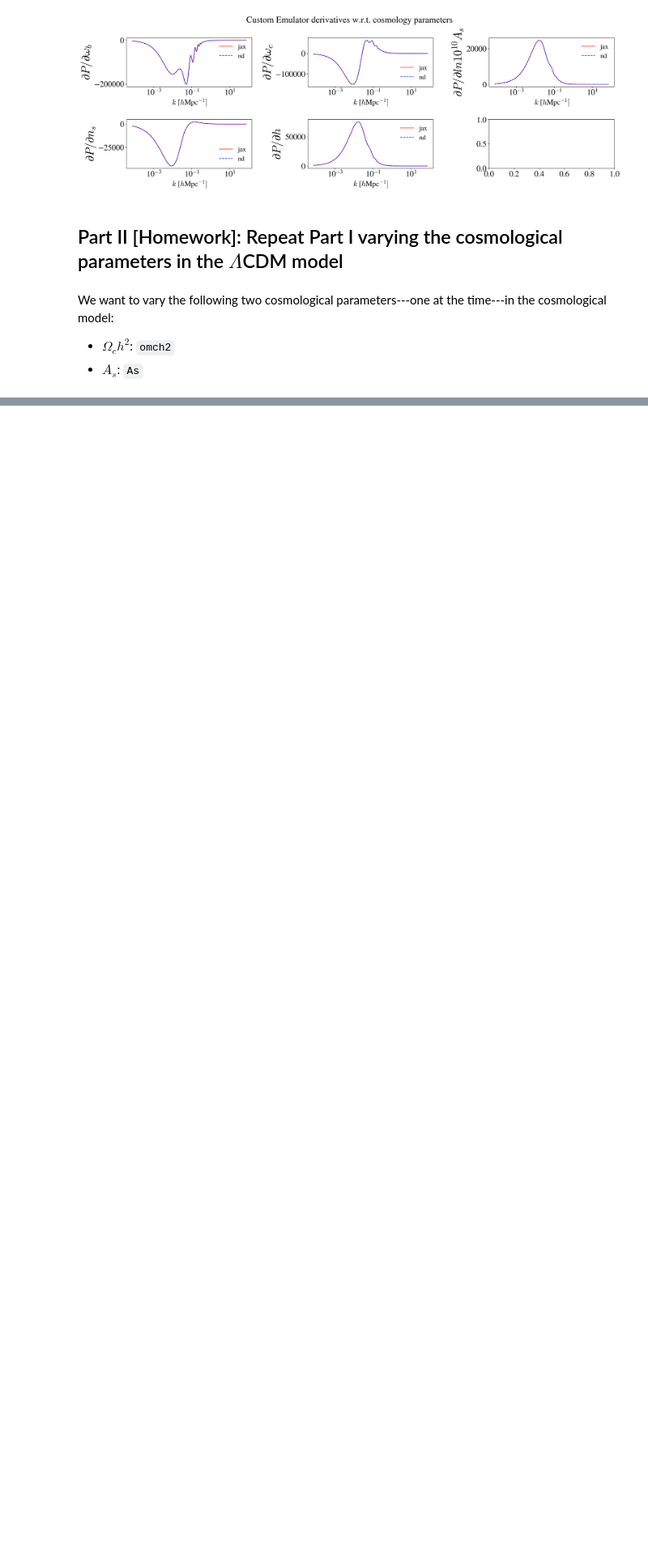
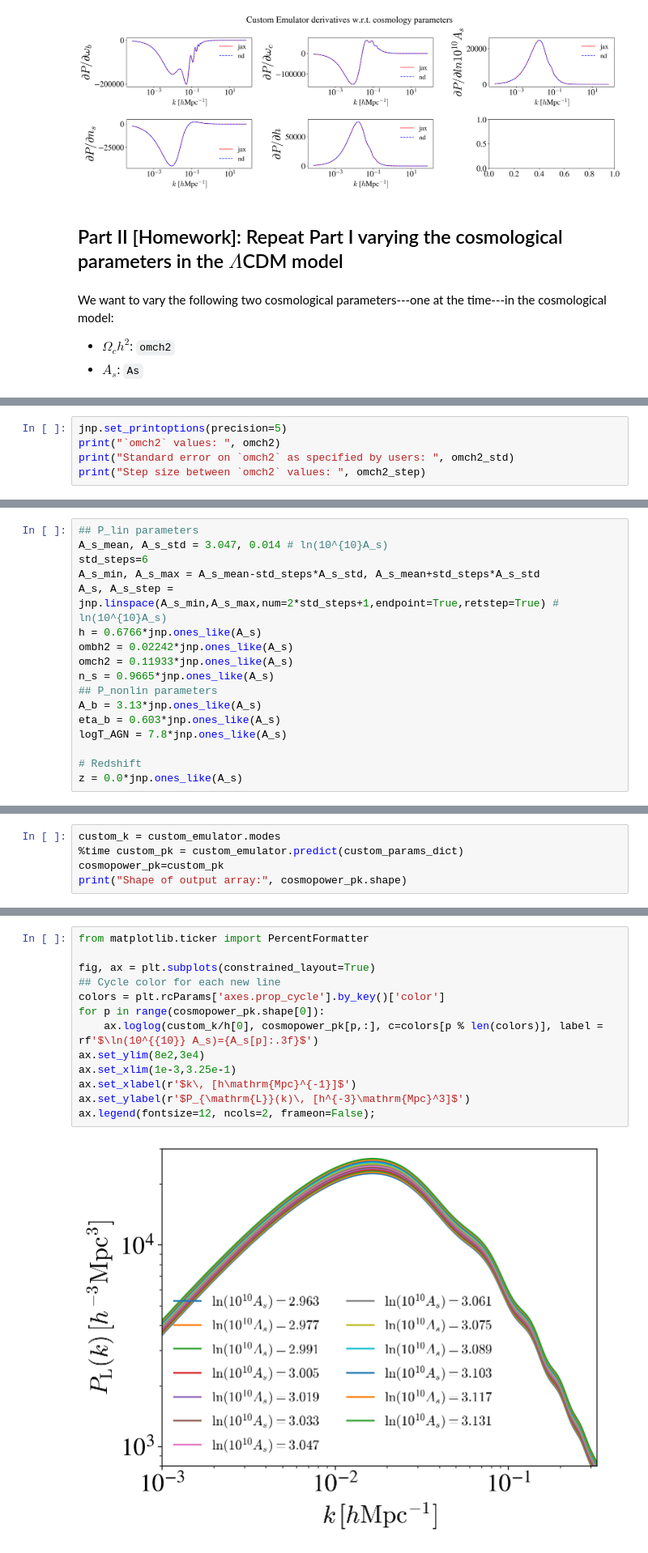
Before and after one commit to MinhMPA/cosmopower-jax-for-pfs, a Jupyter notebook: notebooks/emulate_pklin_and_its_derivatives_with_varying_cosmology.ipynb, the cells around one changed output, grey strips where cells are left out. Shown at 81% size. Drawn from its saved outputs; the diff is of its cells as text; blank space fills up the shorter version.

```diff
--- a/notebooks/emulate_pklin_and_its_derivatives_with_varying_cosmology.ipynb
+++ b/notebooks/emulate_pklin_and_its_derivatives_with_varying_cosmology.ipynb
@@ -279,0 +288,5 @@ Compute and plot $P_L(k)$ and $dP_L(k)/d\theta$.
+# %%
+jnp.set_printoptions(precision=5)
+print("`omch2` values: ", omch2)
+print("Standard error on `omch2` as specified by users: ", omch2_std)
+print("Step size between `omch2` values: ", omch2_step)
@@ -279,0 +346,17 @@ Compute and plot $P_L(k)$ and $dP_L(k)/d\theta$.
+# %%
+## P_lin parameters
+A_s_mean, A_s_std = 3.047, 0.014 # ln(10^{10}A_s)
+std_steps=6
+A_s_min, A_s_max = A_s_mean-std_steps*A_s_std, A_s_mean+std_steps*A_s_std
+A_s, A_s_step = jnp.linspace(A_s_min,A_s_max,num=2*std_steps+1,endpoint=True,retstep=True) # ln(10^{10}A_s)
+h = 0.6766*jnp.ones_like(A_s)
+ombh2 = 0.02242*jnp.ones_like(A_s)
+omch2 = 0.11933*jnp.ones_like(A_s)
+n_s = 0.9665*jnp.ones_like(A_s)
+## P_nonlin parameters
+A_b = 3.13*jnp.ones_like(A_s)
+eta_b = 0.603*jnp.ones_like(A_s)
+logT_AGN = 7.8*jnp.ones_like(A_s)
+
+# Redshift
+z = 0.0*jnp.ones_like(A_s)
@@ -279,0 +391,5 @@ Compute and plot $P_L(k)$ and $dP_L(k)/d\theta$.
+# %%
+custom_k = custom_emulator.modes
+%time custom_pk = custom_emulator.predict(custom_params_dict)
+cosmopower_pk=custom_pk
+print("Shape of output array:", cosmopower_pk.shape)
@@ -279,0 +400,15 @@ Compute and plot $P_L(k)$ and $dP_L(k)/d\theta$.
+# %%
+from matplotlib.ticker import PercentFormatter
+
+fig, ax = plt.subplots(constrained_layout=True)
+## Cycle color for each new line
+colors = plt.rcParams['axes.prop_cycle'].by_key()['color']
+for p in range(cosmopower_pk.shape[0]):
+    ax.loglog(custom_k/h[0], cosmopower_pk[p,:], c=colors[p % len(colors)], label = rf'$\ln(10^{{10}} A_s)={A_s[p]:.3f}$')
+ax.set_ylim(8e2,3e4)
+ax.set_xlim(1e-3,3.25e-1)
+ax.set_xlabel(r'$k\, [h\mathrm{Mpc}^{-1}]$')
+ax.set_ylabel(r'$P_{\mathrm{L}}(k)\, [h^{-3}\mathrm{Mpc}^3]$')
+ax.legend(fontsize=12, ncols=2, frameon=False);
+# %% [output]
+[figure, added]
```
Also changed, not shown: parts of 27 cells of this notebook.
